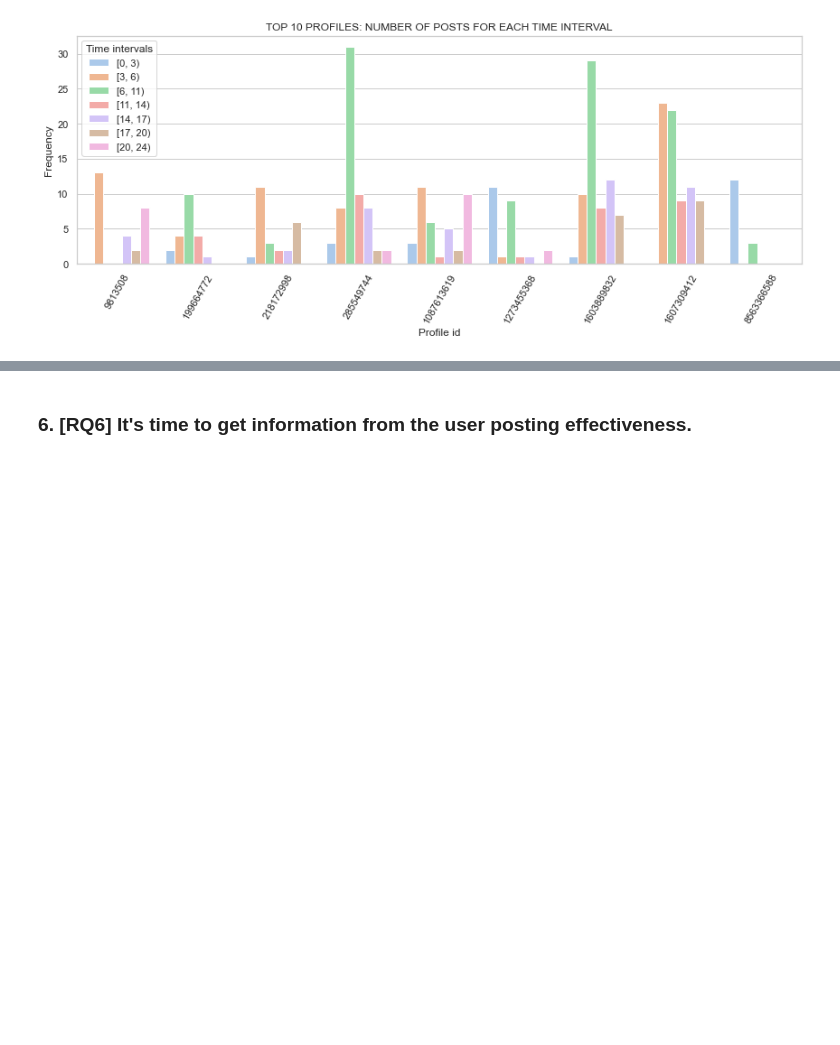
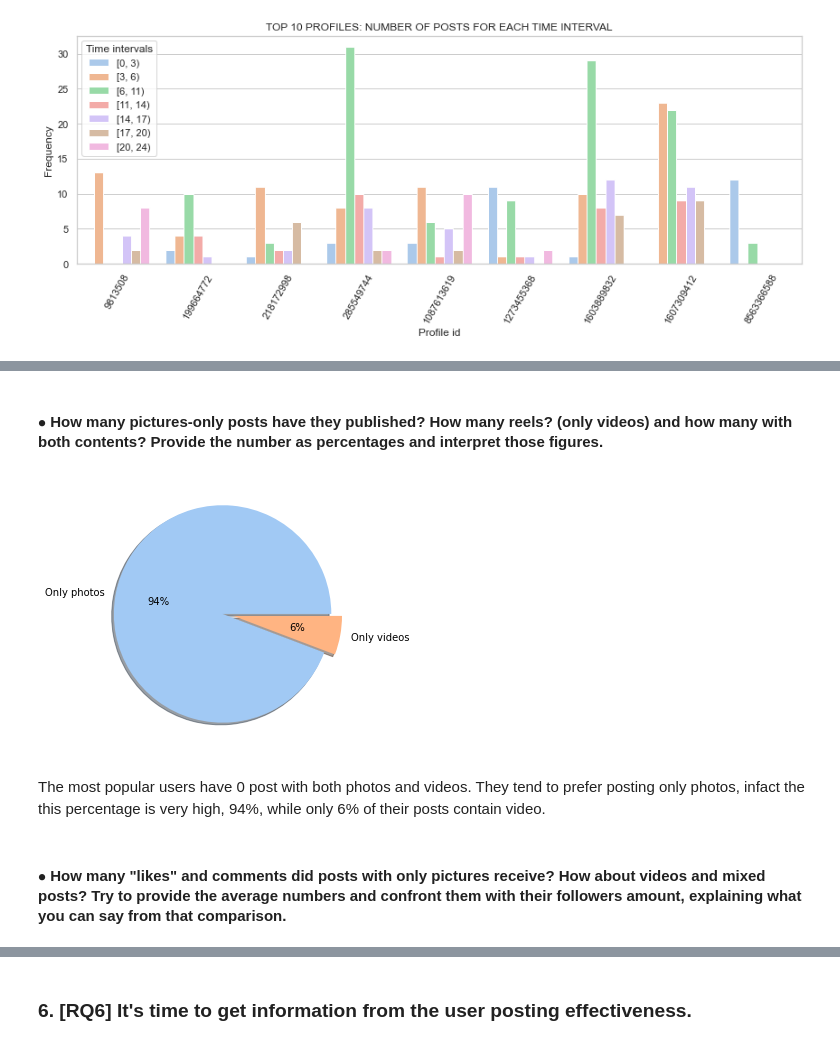
Before and after one commit to Prot10/ADM_HW_2, a Jupyter notebook: general.ipynb, the cells around one changed output, grey strips where cells are left out. Saved outputs shown, nothing was run; the diff lists cells and outputs as text; code cells hidden in the pictures; blank space fills up the shorter version.

Commit message:
Domanda 5 praticamente finita
Domanda 5 praticamente finita manca solo un commento

```diff
--- a/general.ipynb
+++ b/general.ipynb
@@ -852,0 +782,23 @@ del subset5, top10profiles_followers, post_locations, post_locations_influent, l
+# %% [markdown]
+#### $\bullet$ How many pictures-only posts have they published? How many reels? (only videos) and how many with both contents? Provide the number as percentages and interpret those figures.
+# %%
+post_popular = post_locations[post_locations['sid_profile'].isin(top10profiles_followers.index)]
+tab = pd.crosstab(post_popular['sid_profile'], post_popular['post_type'])
+only_photos = tab[1].sum()
+only_video = tab[2].sum()
+# %%
+plt.figure(1, figsize=(25, 5))
+colors = sns.color_palette('pastel')[0:3]
+data = [only_photos, only_video]
+explode = (0.1, 0)
+
+labels=['Only photos', 'Only videos']
+plt.pie(data, explode=explode, labels=labels, colors=colors, autopct='%.0f%%', shadow=True)
+
+plt.show()
+# %% [output]
+[figure, added]
+# %% [markdown]
+The most popular users have 0 post with both photos and videos. They tend to prefer posting only photos, infact the this percentage is very high, 94%, while only 6% of their posts contain video.
+# %% [markdown]
+#### $\bullet$ How many "likes" and comments did posts with only pictures receive? How about videos and mixed posts? Try to provide the average numbers and confront them with their followers amount, explaining what you can say from that comparison.
```
Also changed, not shown: parts of 55 cells of this notebook.
